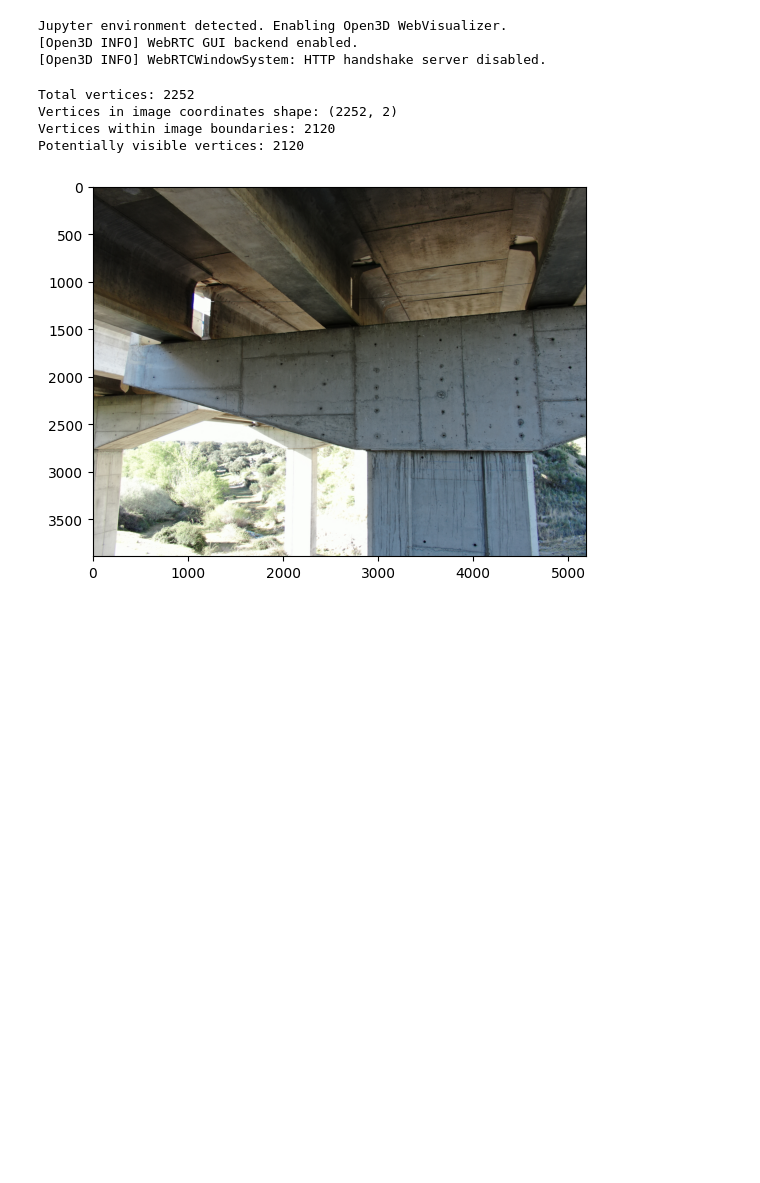
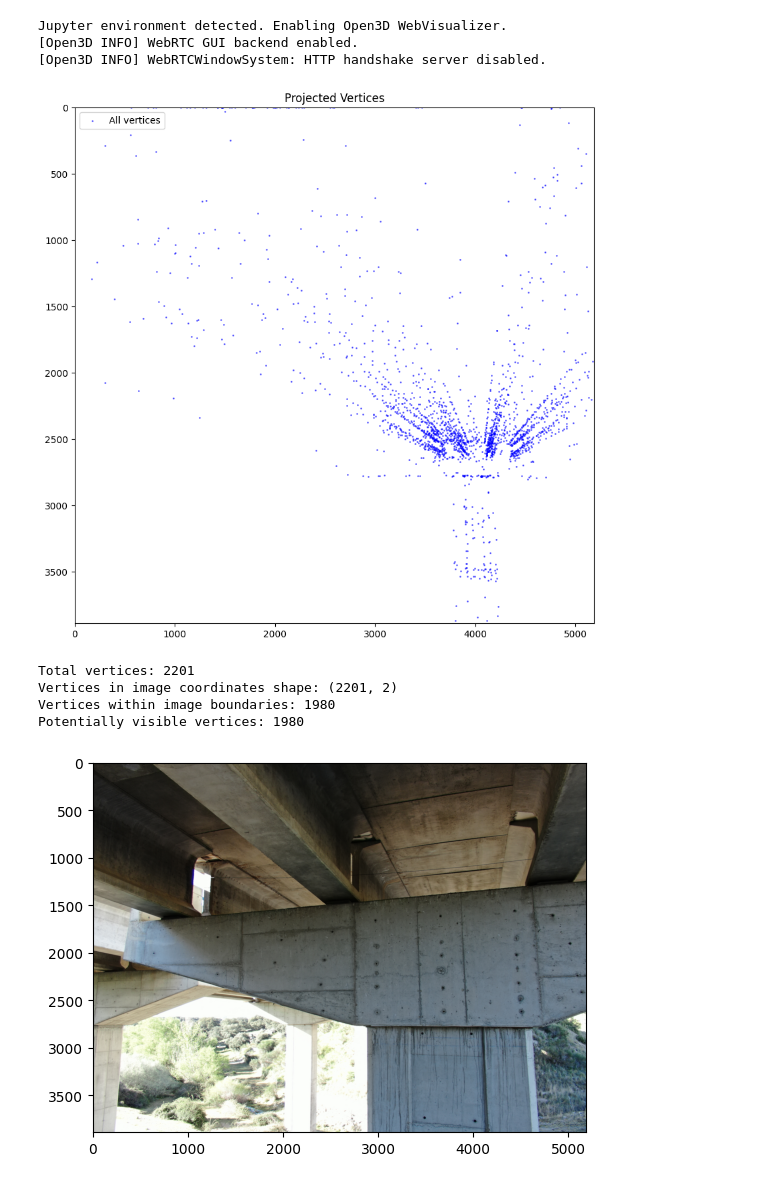
Before and after one commit to maloq/bridge-sel, a Jupyter notebook: fixed_data_one_camera.ipynb, the cells around one changed output. Drawn from its saved outputs; the diff is of its cells as text; code cells hidden in the pictures; blank space fills up the shorter version.

```diff
--- a/fixed_data_one_camera.ipynb
+++ b/fixed_data_one_camera.ipynb
@@ -93,10 +93,10 @@ pose_info = {
 # %%
 MESH_PATH = 'image_selection_data/decimated_centered_textured_mesh.obj'
 
-camera_matrix = np.float32(camera_info["matrix"])
-distortion_coefficients = np.float32(camera_info["distortion_coefficients"])
-rotation = np.float32(pose_info["rotation"]).reshape(3, 3)
-center = np.float32(pose_info["center"]).reshape(3, 1)
+camera_matrix = np.float64(camera_info["matrix"])
+distortion_coefficients = np.float64(camera_info["distortion_coefficients"])
+rotation = np.float64(pose_info["rotation"]).reshape(3, 3)
+center = np.float64(pose_info["center"]).reshape(3, 1)
 
 pier = trimesh.load(MESH_PATH, force='mesh')
 pier_cutted = slice_mesh_with_fuse(rotation, center, camera_matrix, camera_info["height"], camera_info["width"], pier)
@@ -117,6 +131,11 @@ projected_vertices, _ = cv.projectPoints(pier_cutted.vertices.view(np.ndarray).a
 projected_vertices = projected_vertices.squeeze().astype(np.int64)
+# %%
+visualize_projected(projected_vertices, (camera_info["height"], camera_info["width"]))
+# %% [output]
+[figure, added]
 # %%
-image_size = (5460, 8192)
+image_size = (camera_info["height"], camera_info["width"])
+
 
 print(f"Total vertices: {len((pier_cutted.vertices))}")
 print(f"Vertices in image coordinates shape: {projected_vertices.shape}")
@@ -133,10 +152,10 @@ print(f"Vertices within image boundaries: {np.sum(within_image_bounds)}")
 print(f"Potentially visible vertices: {np.sum(potentially_visible)}")
 potential_indices = np.where(potentially_visible)[0]
 # %% [output]
-Total vertices: 2252
-Vertices in image coordinates shape: (2252, 2)
-Vertices within image boundaries: 2120
-Potentially visible vertices: 2120
+Total vertices: 2201
+Vertices in image coordinates shape: (2201, 2)
+Vertices within image boundaries: 1980
+Potentially visible vertices: 1980
 # %%
 import cv2 as cv
 import os
```
Also changed, not shown: parts of 7 cells of this notebook, 2 other files.
